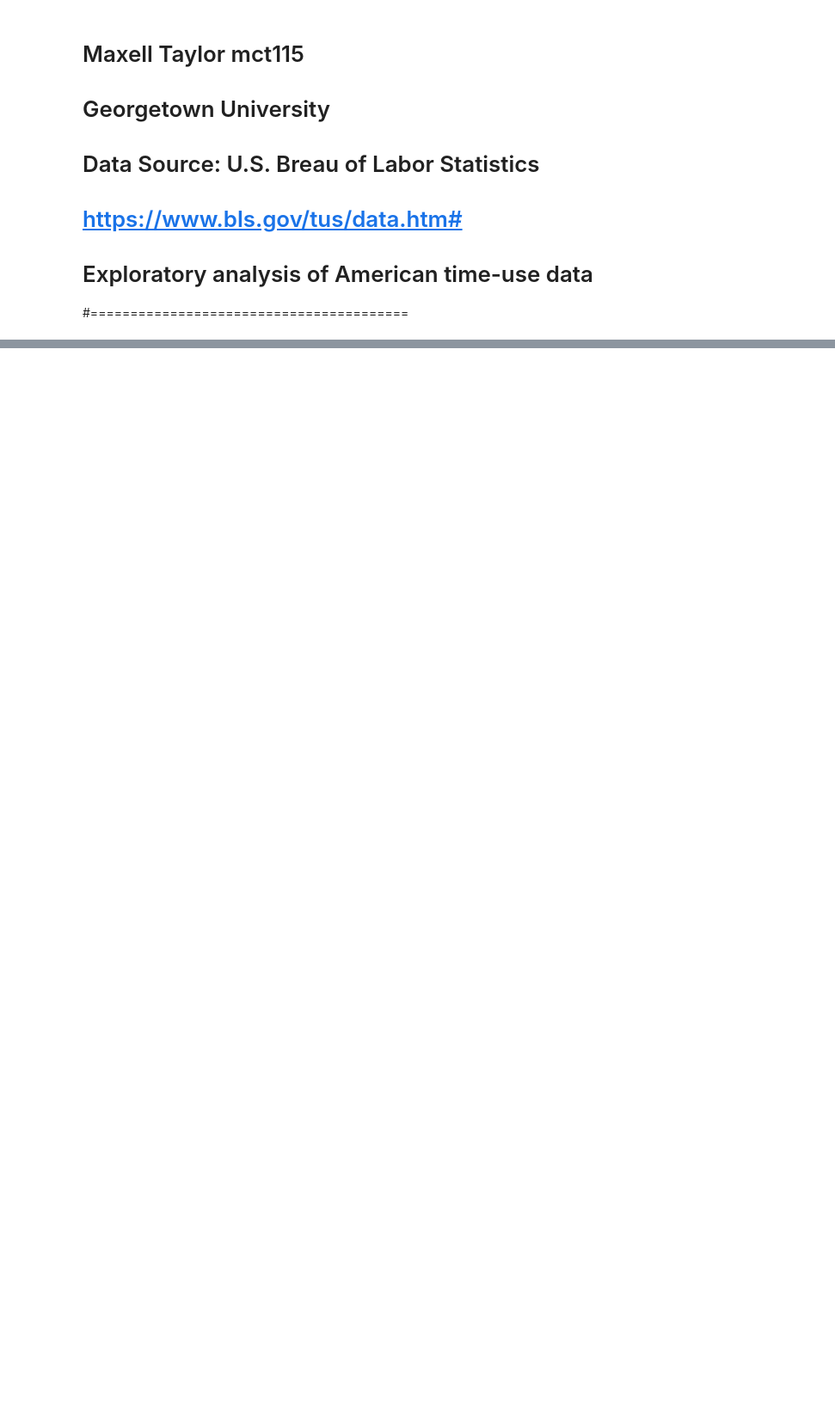
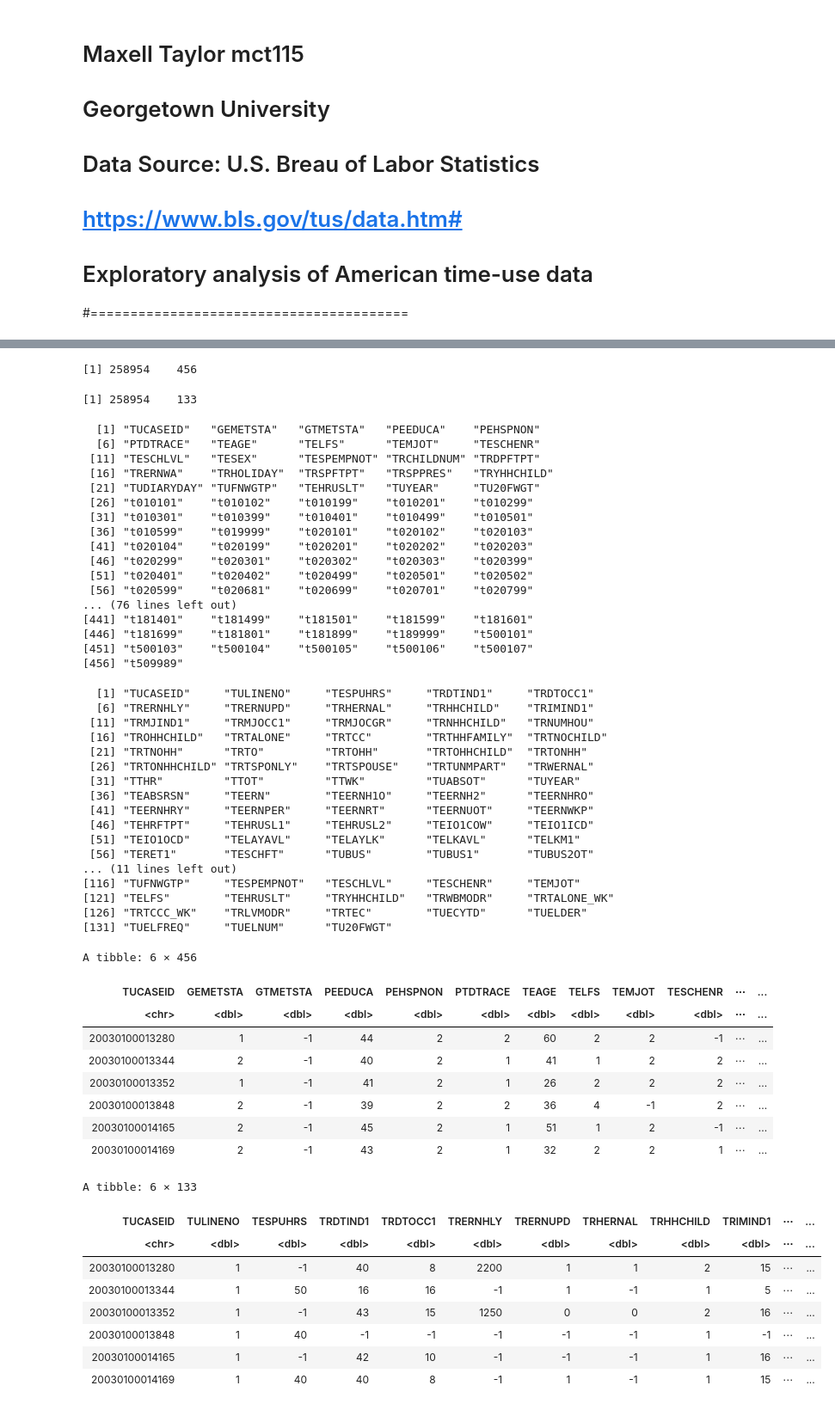
Before and after one commit to MaxCTaylor/DataViz-Visual-Narative, a Jupyter notebook: Analysis/explore_atus.ipynb, the cells around one changed output, grey strips where cells are left out. Shown at 86% size. Drawn from its saved outputs; the diff is of its cells as text; code cells hidden in the pictures; blank space fills up the shorter version.

Commit message:
initial exploratory analysis cont.

```diff
--- a/Analysis/explore_atus.ipynb
+++ b/Analysis/explore_atus.ipynb
@@ -134,0 +64,69 @@ $ t509989    <dbl> 0
+# %%
+# Initial exploration
+
+# Dimensions
+dim(atus_sum)  # 258954 x 456
+dim(atus_resp) # 258954 x 133
+
+# Column names --> join by TUCASEID
+names(atus_sum)
+names(atus_resp)
+
+# Preview
+head(atus_sum)
+head(atus_resp)
+# %% [output]
+[1] 258954    456
+[1] 258954    133
+  [1] "TUCASEID"   "GEMETSTA"   "GTMETSTA"   "PEEDUCA"    "PEHSPNON"
+  [6] "PTDTRACE"   "TEAGE"      "TELFS"      "TEMJOT"     "TESCHENR"
+ [11] "TESCHLVL"   "TESEX"      "TESPEMPNOT" "TRCHILDNUM" "TRDPFTPT"
+ [16] "TRERNWA"    "TRHOLIDAY"  "TRSPFTPT"   "TRSPPRES"   "TRYHHCHILD"
+ [21] "TUDIARYDAY" "TUFNWGTP"   "TEHRUSLT"   "TUYEAR"     "TU20FWGT"
+ [26] "t010101"    "t010102"    "t010199"    "t010201"    "t010299"
+ [31] "t010301"    "t010399"    "t010401"    "t010499"    "t010501"
+ [36] "t010599"    "t019999"    "t020101"    "t020102"    "t020103"
+ [41] "t020104"    "t020199"    "t020201"    "t020202"    "t020203"
+ [46] "t020299"    "t020301"    "t020302"    "t020303"    "t020399"
+ [51] "t020401"    "t020402"    "t020499"    "t020501"    "t020502"
+ [56] "t020599"    "t020681"    "t020699"    "t020701"    "t020799"
+... (76 lines left out)
+[441] "t181401"    "t181499"    "t181501"    "t181599"    "t181601"
+[446] "t181699"    "t181801"    "t181899"    "t189999"    "t500101"
+[451] "t500103"    "t500104"    "t500105"    "t500106"    "t500107"
+[456] "t509989"
+  [1] "TUCASEID"     "TULINENO"     "TESPUHRS"     "TRDTIND1"     "TRDTOCC1"
+  [6] "TRERNHLY"     "TRERNUPD"     "TRHERNAL"     "TRHHCHILD"    "TRIMIND1"
+ [11] "TRMJIND1"     "TRMJOCC1"     "TRMJOCGR"     "TRNHHCHILD"   "TRNUMHOU"
+ [16] "TROHHCHILD"   "TRTALONE"     "TRTCC"        "TRTHHFAMILY"  "TRTNOCHILD"
+ [21] "TRTNOHH"      "TRTO"         "TRTOHH"       "TRTOHHCHILD"  "TRTONHH"
+ [26] "TRTONHHCHILD" "TRTSPONLY"    "TRTSPOUSE"    "TRTUNMPART"   "TRWERNAL"
+ [31] "TTHR"         "TTOT"         "TTWK"         "TUABSOT"      "TUYEAR"
+ [36] "TEABSRSN"     "TEERN"        "TEERNH1O"     "TEERNH2"      "TEERNHRO"
+ [41] "TEERNHRY"     "TEERNPER"     "TEERNRT"      "TEERNUOT"     "TEERNWKP"
+ [46] "TEHRFTPT"     "TEHRUSL1"     "TEHRUSL2"     "TEIO1COW"     "TEIO1ICD"
+ [51] "TEIO1OCD"     "TELAYAVL"     "TELAYLK"      "TELKAVL"      "TELKM1"
+ [56] "TERET1"       "TESCHFT"      "TUBUS"        "TUBUS1"       "TUBUS2OT"
+... (11 lines left out)
+[116] "TUFNWGTP"     "TESPEMPNOT"   "TESCHLVL"     "TESCHENR"     "TEMJOT"
+[121] "TELFS"        "TEHRUSLT"     "TRYHHCHILD"   "TRWBMODR"     "TRTALONE_WK"
+[126] "TRTCCC_WK"    "TRLVMODR"     "TRTEC"        "TUECYTD"      "TUELDER"
+[131] "TUELFREQ"     "TUELNUM"      "TU20FWGT"
+A tibble: 6 × 456
+| TUCASEID | GEMETSTA | GTMETSTA | PEEDUCA | PEHSPNON | PTDTRACE | TEAGE | TELFS | TEMJOT | TESCHENR | ⋯ | ... |
+| <chr> | <dbl> | <dbl> | <dbl> | <dbl> | <dbl> | <dbl> | <dbl> | <dbl> | <dbl> | ⋯ | ... |
+| 20030100013280 | 1 | -1 | 44 | 2 | 2 | 60 | 2 | 2 | -1 | ⋯ | ... |
+| 20030100013344 | 2 | -1 | 40 | 2 | 1 | 41 | 1 | 2 | 2 | ⋯ | ... |
+| 20030100013352 | 1 | -1 | 41 | 2 | 1 | 26 | 2 | 2 | 2 | ⋯ | ... |
+| 20030100013848 | 2 | -1 | 39 | 2 | 2 | 36 | 4 | -1 | 2 | ⋯ | ... |
+| 20030100014165 | 2 | -1 | 45 | 2 | 1 | 51 | 1 | 2 | -1 | ⋯ | ... |
+| 20030100014169 | 2 | -1 | 43 | 2 | 1 | 32 | 2 | 2 | 1 | ⋯ | ... |
+A tibble: 6 × 133
+| TUCASEID | TULINENO | TESPUHRS | TRDTIND1 | TRDTOCC1 | TRERNHLY | TRERNUPD | TRHERNAL | TRHHCHILD | TRIMIND1 | ⋯ | ... |
+| <chr> | <dbl> | <dbl> | <dbl> | <dbl> | <dbl> | <dbl> | <dbl> | <dbl> | <dbl> | ⋯ | ... |
+| 20030100013280 | 1 | -1 | 40 | 8 | 2200 | 1 | 1 | 2 | 15 | ⋯ | ... |
+| 20030100013344 | 1 | 50 | 16 | 16 | -1 | 1 | -1 | 1 | 5 | ⋯ | ... |
+| 20030100013352 | 1 | -1 | 43 | 15 | 1250 | 0 | 0 | 2 | 16 | ⋯ | ... |
+| 20030100013848 | 1 | 40 | -1 | -1 | -1 | -1 | -1 | 1 | -1 | ⋯ | ... |
+| 20030100014165 | 1 | -1 | 42 | 10 | -1 | -1 | -1 | 1 | 16 | ⋯ | ... |
+| 20030100014169 | 1 | 40 | 40 | 8 | -1 | 1 | -1 | 1 | 15 | ⋯ | ... |
```
Also changed, not shown: parts of 7 cells of this notebook.
